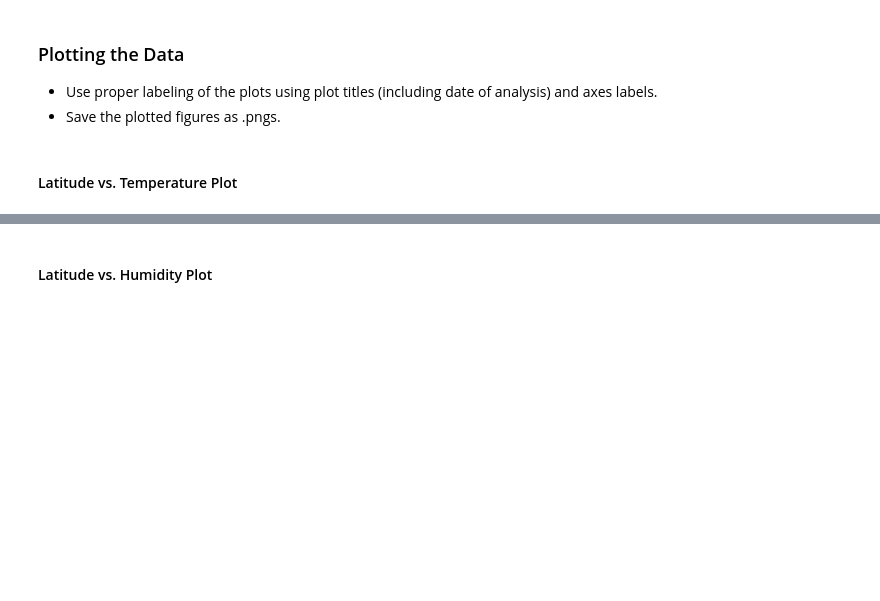
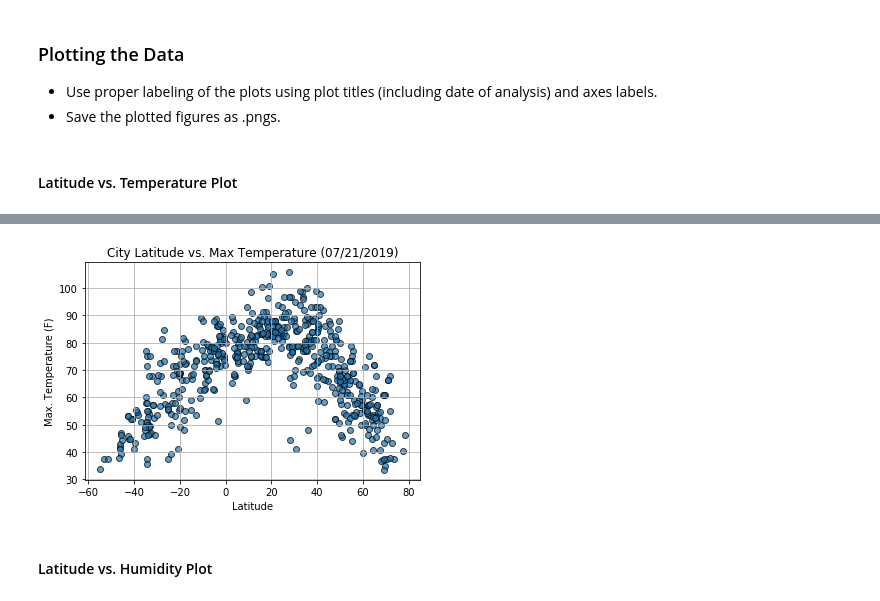
Before and after one commit to ppainuly/City-Weather-Analysis, a Jupyter notebook: WeatherPy.ipynb, the cells around one changed output, grey strips where cells are left out. Saved outputs shown, nothing was run; the diff lists cells and outputs as text; code cells hidden in the pictures; blank space fills up the shorter version.

Commit message:
Added scatter plots

```diff
--- a/WeatherPy.ipynb
+++ b/WeatherPy.ipynb
@@ -35,9 +35,12 @@ city.country_code
 # %% [output]
 'tw'
 # %%
-# List for holding lat_lngs and cities
+# List for storing Latitude and Longitude
 lat_lngs = []
 cities = []
+
+# Store today's date
+current_date = pd.to_datetime('today').strftime('%m/%d/%Y')
 
 # Create a set of random lat and lng combinations
 lats = np.random.uniform(low=-90.000, high=90.000, size=1500)
@@ -54,5 +57,4 @@ for lat_lng in lat_lngs:
 
 # Print the city count to confirm sufficient count
 len(cities)
-cities
 # %% [output]
@@ -200,0 +132,7 @@ dtype: int64
+# %%
+#Create a dataframe for the Cities data
+cities_df = pd.DataFrame({'City':city_name,'Cloudiness':cloudiness, 'Country':country,
+                          'Date':date,'Humidity':humidity,'Lat':lat,'Lng':lng,
+                          'Max Temp':max_temp,'Wind Speed':wind_speed})
+#Display the Dataframe
+cities_df.head()
@@ -210,2 +183,16 @@ dtype: int64
+# %%
+lat_df = cities_df['Lat']
+max_temp_df = cities_df['Max Temp']
+
+fig, ax = plt.subplots()
+ax.scatter(lat_df, max_temp_df,
+            edgecolor="black",label="City Temperature v Latitude",marker='o', alpha=0.7)
+ax.grid()
+ax.set_title("City Latitude vs. Max Temperature (" + current_date + ")")
+ax.set_ylabel("Max. Temperature (F)")
+ax.set_xlabel("Latitude")
+plt.show()
+# %% [output]
+[figure, added]
 # %% [markdown]
 #### Latitude vs. Humidity Plot
```
Also changed, not shown: parts of 14 cells of this notebook.
